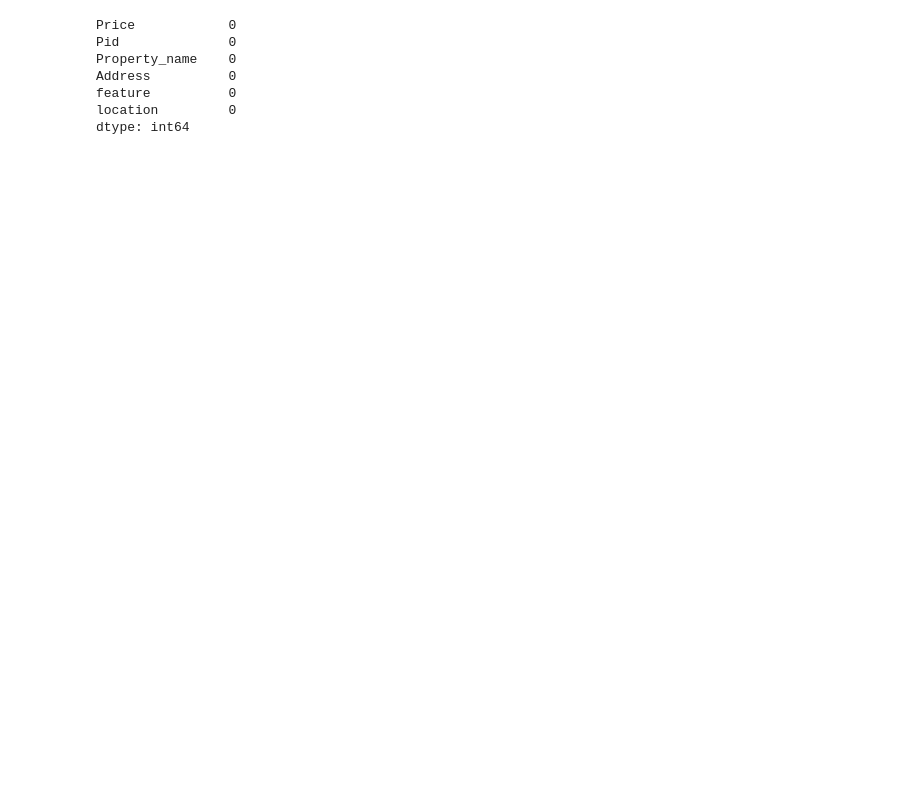
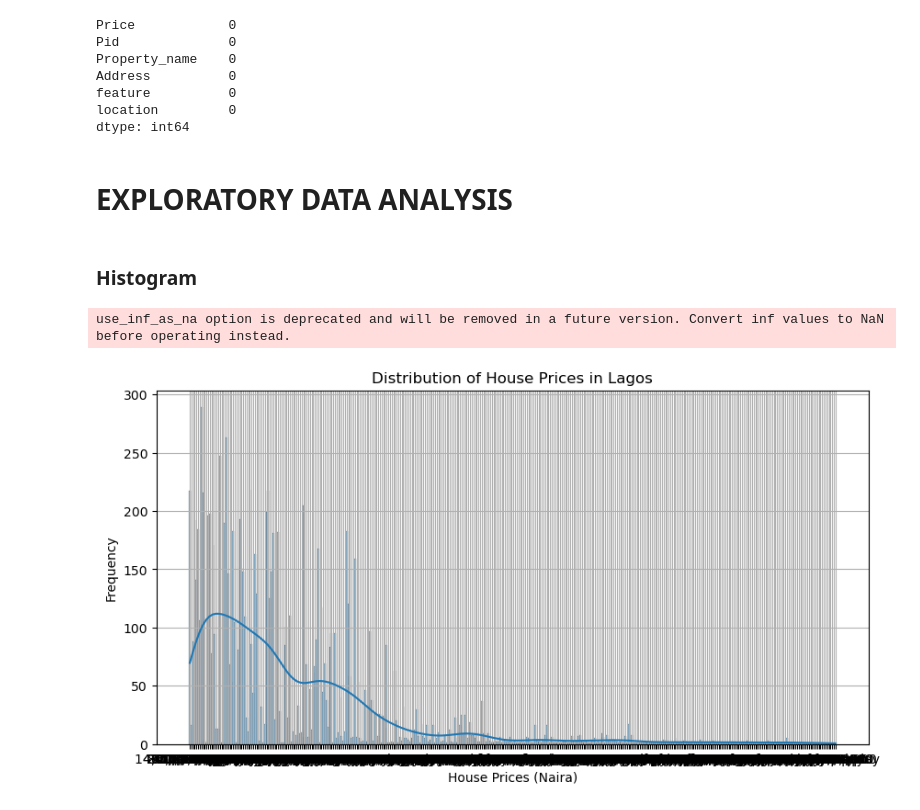
Before and after one commit to giftdavid101/House_Prices_in_Lagos, a Jupyter notebook: a-1-Portfolio-projects-Housing/House_Prices_in_Lagos.ipynb, the cells around one changed output. Cells and saved outputs as stored; diff of their text form; code cells hidden in the pictures; blank space fills up the shorter version.

Commit message:
histogram

```diff
--- a/a-1-Portfolio-projects-Housing/House_Prices_in_Lagos.ipynb
+++ b/a-1-Portfolio-projects-Housing/House_Prices_in_Lagos.ipynb
@@ -98,0 +105,15 @@ dtype: int64
+# %% [markdown]
+# EXPLORATORY DATA ANALYSIS
+# %% [markdown]
+### Histogram
+# %%
+plt.figure(figsize=(10, 5))
+sns.histplot(df1["Price"], bins=10, kde=True)  # kde=True adds a smooth density curve
+plt.xlabel("House Prices (Naira)")
+plt.ylabel("Frequency")
+plt.title("Distribution of House Prices in Lagos")
+plt.grid(True)
+plt.show()
+# %% [output]
+use_inf_as_na option is deprecated and will be removed in a future version. Convert inf values to NaN before operating instead.
+[figure, added]
```
Also changed, not shown: parts of 2 cells of this notebook, 1 other file.
